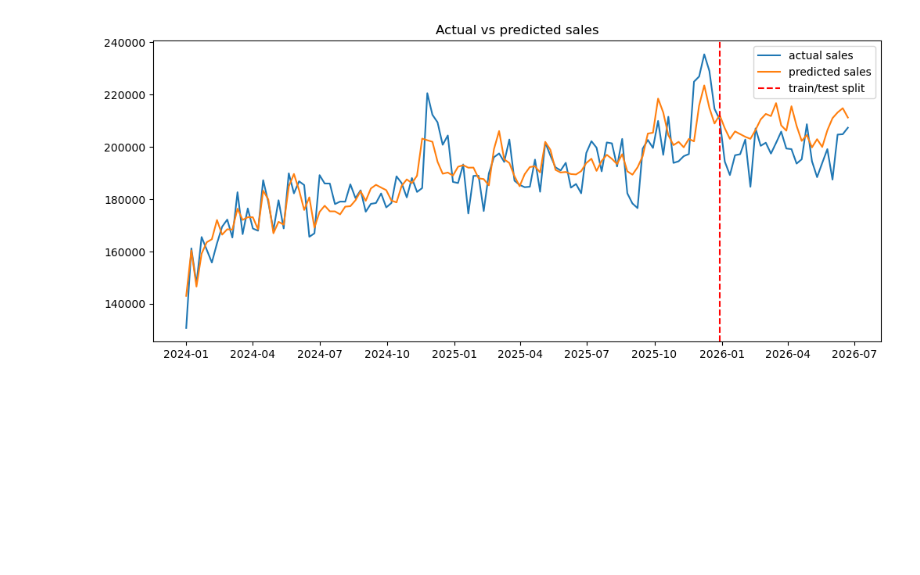
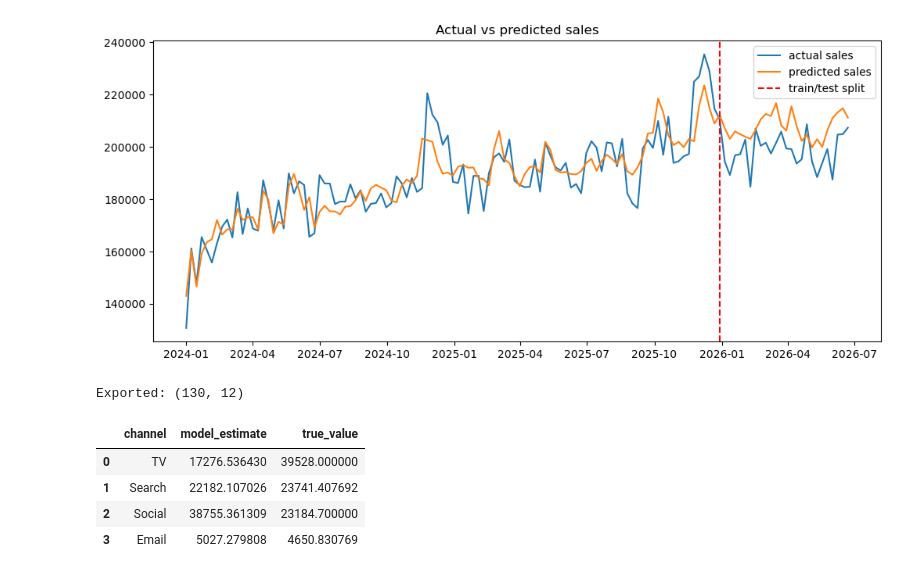
Before and after one commit to rameenshakeell/marketing-mix-modeling, a Jupyter notebook: Notebooks/mmm_analysis.ipynb, the cells around one changed output. Saved outputs shown, nothing was run; the diff lists cells and outputs as text; code cells hidden in the pictures; blank space fills up the shorter version.

```diff
--- a/Notebooks/mmm_analysis.ipynb
+++ b/Notebooks/mmm_analysis.ipynb
@@ -466,3 +466,39 @@ plt.savefig("../actual_vs_predicted.png", dpi=150, bbox_inches="tight")
 plt.show()
 # %% [output]
 [figure]
+# %%
+export_df = df[["week", "sales", "all_predictions", "tv_spend", "search_spend", "social_spend", "email_spend", "promo_flag"]].copy()
+export_df["tv_est_contribution"] = df["tv_est_v3"]
+export_df["search_est_contribution"] = df["search_est_v3"]
+export_df["social_est_contribution"] = df["social_est_v3"]
+export_df["email_est_contribution"] = df["email_est_v3"]
+
+export_df.to_csv("../Data/mmm_dashboard_data.csv", index=False)
+print("Exported:", export_df.shape)
+# %% [output]
+Exported: (130, 12)
+# %%
+final_comparison = pd.DataFrame({
+    "channel": ["TV", "Search", "Social", "Email"],
+    "model_estimate": [
+        df["tv_est_v3"].mean(),
+        df["search_est_v3"].mean(),
+        df["social_est_v3"].mean(),
+        df["email_est_v3"].mean(),
+    ],
+    "true_value": [
+        ground_truth["tv_contribution"].mean(),
+        ground_truth["search_contribution"].mean(),
+        ground_truth["social_contribution"].mean(),
+        ground_truth["email_contribution"].mean(),
+    ],
+})
+
+final_comparison.to_csv("../Data/mmm_ground_truth_comparison.csv", index=False)
+final_comparison
+# %% [output]
+|  | channel | model_estimate | true_value |
+| 0 | TV | 17276.536430 | 39528.000000 |
+| 1 | Search | 22182.107026 | 23741.407692 |
+| 2 | Social | 38755.361309 | 23184.700000 |
+| 3 | Email | 5027.279808 | 4650.830769 |
```
Also changed, not shown: 7 other files.
